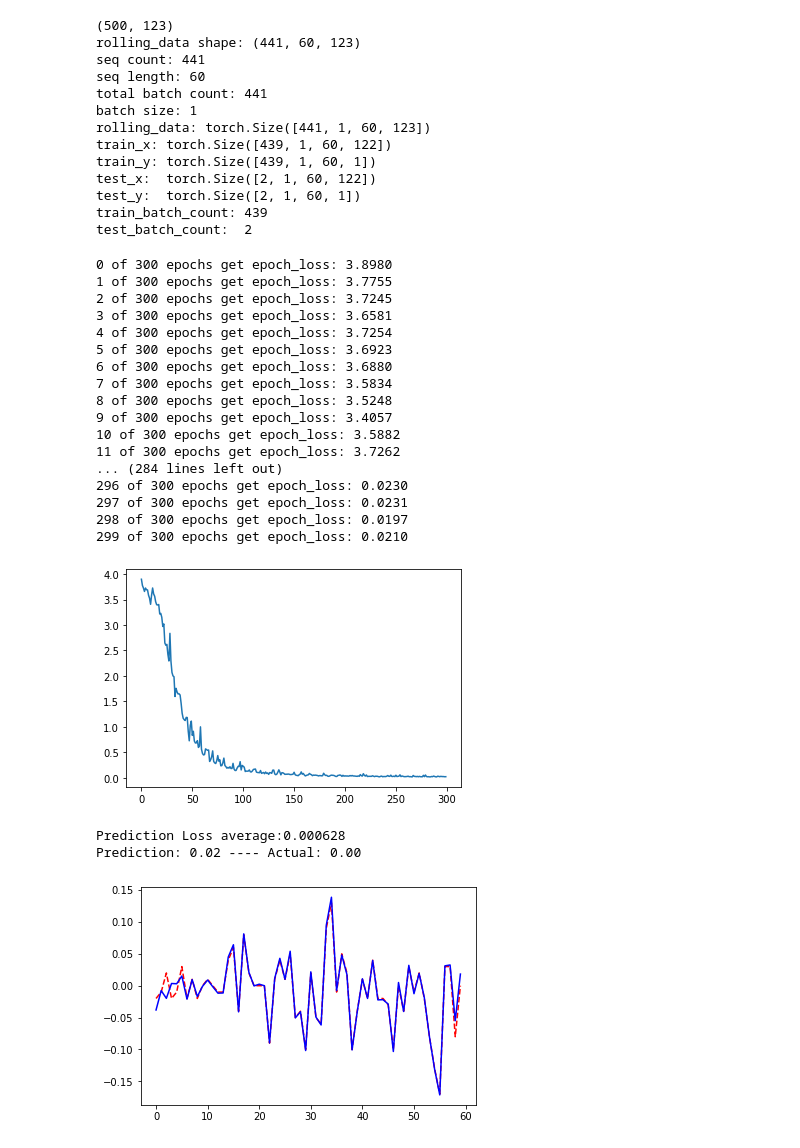
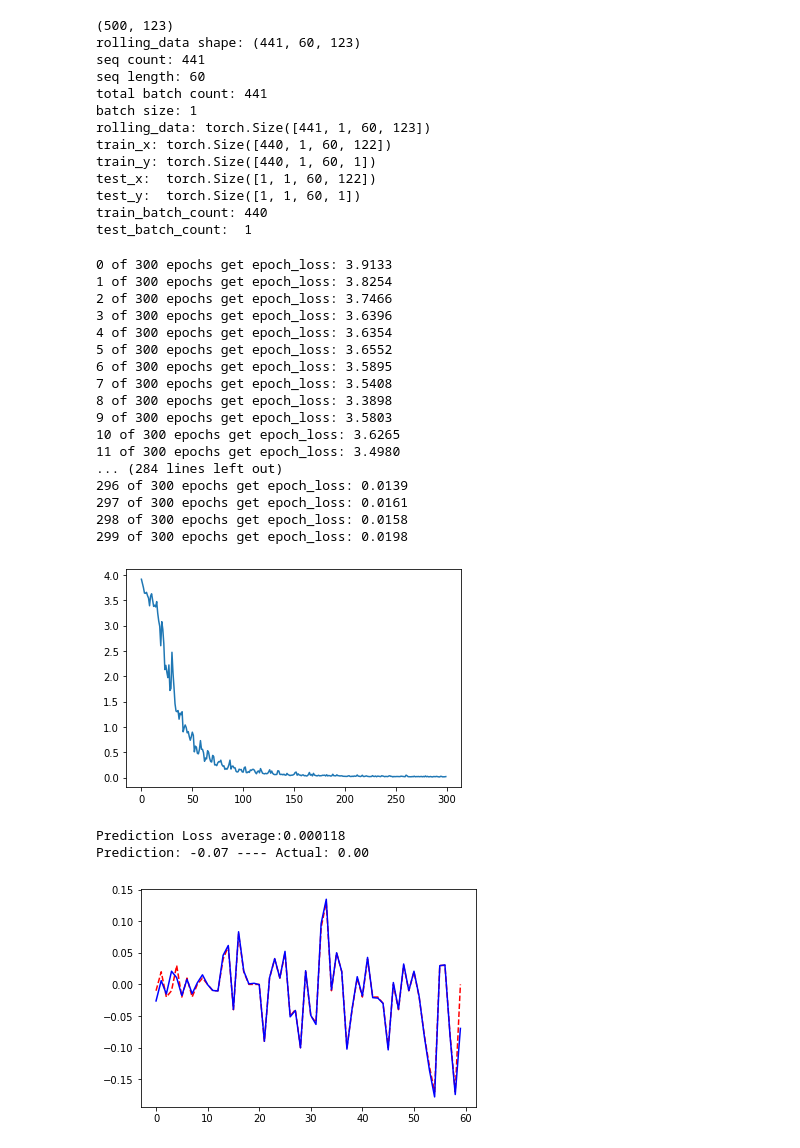
Before and after one commit to matrixleon18/SHUFE, a Jupyter notebook: jupyterlab/Model_RNN.ipynb, the cells around one changed output. Cells and saved outputs as stored; diff of their text form; code cells hidden in the pictures.

```diff
--- a/jupyterlab/Model_RNN.ipynb
+++ b/jupyterlab/Model_RNN.ipynb
@@ -26,7 +26,7 @@ print(dataset.shape)
 # # 数据转成sequence的格式，这里定义每个seq的长度
 SEQ_LEN = 60
 BATCH_SIZE = 1                                                    # 注意：BATCH_SIZE是要能够整除seq_count的
-TEST_BATCH_COUNT = 2
+TEST_BATCH_COUNT = 1
 
 # 把数据切换成 BATCH_SIZE 的一个个batch
 rolling_data = pd.DataFrame()
@@ -79,12 +79,12 @@ seq length: 60
 total batch count: 441
 batch size: 1
 rolling_data: torch.Size([441, 1, 60, 123])
-train_x: torch.Size([439, 1, 60, 122])
-train_y: torch.Size([439, 1, 60, 1])
-test_x:  torch.Size([2, 1, 60, 122])
-test_y:  torch.Size([2, 1, 60, 1])
-train_batch_count: 439
-test_batch_count:  2
+train_x: torch.Size([440, 1, 60, 122])
+train_y: torch.Size([440, 1, 60, 1])
+test_x:  torch.Size([1, 1, 60, 122])
+test_y:  torch.Size([1, 1, 60, 1])
+train_batch_count: 440
+test_batch_count:  1
 # %%
 # 定义 RNN 模型
 np.random.seed(1027)
@@ -160,7 +160,7 @@ epoch_loss_list=[]
 for epoch in range(epochs):
     for step in range(train_batch_count):
         pred, h_state = model(train_x[step])                      # 其实这里的h_state也可以带给下一个batch作为输入。例如 pred,h_state=model(train_x[step], h_state)  h_state=h_state.data
-        loss = loss_func(pred[-1][-1], train_y[step][-1][-1])
+        loss = loss_func(pred[:][-1], train_y[step][:][-1])
         optimizer.zero_grad()
         loss.backward()
         torch.nn.utils.clip_grad_norm_(model.parameters(), max_norm=20, norm_type=2)
@@ -178,24 +178,24 @@ for epoch in range(epochs):
 plt.plot(epoch_loss_list)
 plt.show()
 # %% [output]
-0 of 300 epochs get epoch_loss: 3.8980
-1 of 300 epochs get epoch_loss: 3.7755
-2 of 300 epochs get epoch_loss: 3.7245
-3 of 300 epochs get epoch_loss: 3.6581
-4 of 300 epochs get epoch_loss: 3.7254
-5 of 300 epochs get epoch_loss: 3.6923
-6 of 300 epochs get epoch_loss: 3.6880
-7 of 300 epochs get epoch_loss: 3.5834
-8 of 300 epochs get epoch_loss: 3.5248
-9 of 300 epochs get epoch_loss: 3.4057
-10 of 300 epochs get epoch_loss: 3.5882
-11 of 300 epochs get epoch_loss: 3.7262
+0 of 300 epochs get epoch_loss: 3.9133
+1 of 300 epochs get epoch_loss: 3.8254
+2 of 300 epochs get epoch_loss: 3.7466
+3 of 300 epochs get epoch_loss: 3.6396
+4 of 300 epochs get epoch_loss: 3.6354
+5 of 300 epochs get epoch_loss: 3.6552
+6 of 300 epochs get epoch_loss: 3.5895
+7 of 300 epochs get epoch_loss: 3.5408
+8 of 300 epochs get epoch_loss: 3.3898
+9 of 300 epochs get epoch_loss: 3.5803
+10 of 300 epochs get epoch_loss: 3.6265
+11 of 300 epochs get epoch_loss: 3.4980
 ... (284 lines left out)
-296 of 300 epochs get epoch_loss: 0.0230
-297 of 300 epochs get epoch_loss: 0.0231
-298 of 300 epochs get epoch_loss: 0.0197
-299 of 300 epochs get epoch_loss: 0.0210
+296 of 300 epochs get epoch_loss: 0.0139
+297 of 300 epochs get epoch_loss: 0.0161
+298 of 300 epochs get epoch_loss: 0.0158
+299 of 300 epochs get epoch_loss: 0.0198
-[figure, old version]
+[figure, new version]
 # %%
 # 保存模型
 torch.save(model, 'e:\\Model_RNN.pkl')
@@ -205,28 +205,25 @@ model = torch.load('e:\\Model_RNN.pkl')
 # %%
 # 预测数据
 model.eval()
 
 test_loss = 0
 
 for step in range(test_batch_count):
     pred, h_state = model(test_x[step])
 
-    loss = loss_func(pred[-1][-1], test_y[step][-1][-1])
+    loss = loss_func(pred[:][-1], test_y[step][:][-1])                # Compare the all sequences' last element in one batch
 
-    # print("Prediction: {:.2f} ---- Actual: {:.2f}".format(float(pred[-1][-1].data), float(test_y[step][-1][-1].data)))
+    test_loss += loss.cpu()
 
-    if (step+1) < test_batch_count:                       # 最后一个测试数据不需要统计，因为没有真实值。
-        test_loss += loss.cpu()
-
-print("Prediction Loss average:{:.6f}".format(test_loss.data/(test_batch_count-1)))
+print("Prediction Loss average:{:.6f}".format(test_loss.data/(step+1)))
 print("Prediction: {:.2f} ---- Actual: {:.2f}".format(float(pred[-1][-1].data), float(test_y[step][-1][-1].data)))
 
-actual_line = test_y[step].cpu().detach().flatten().numpy()
-pred_line   = pred.cpu().detach().flatten().numpy()
+actual_line = test_y[step][-1].cpu().detach().flatten().numpy()        # Only plot the last sequence of test batch
+pred_line   = pred[-1].cpu().detach().flatten().numpy()                # Only plot the last sequence of test batch
 plt.plot(actual_line, 'r--')
 plt.plot(pred_line, 'b-')
 plt.show()
 # %% [output]
-Prediction Loss average:0.000628
-Prediction: 0.02 ---- Actual: 0.00
+Prediction Loss average:0.000118
+Prediction: -0.07 ---- Actual: 0.00
-[figure, old version]
+[figure, new version]
```
